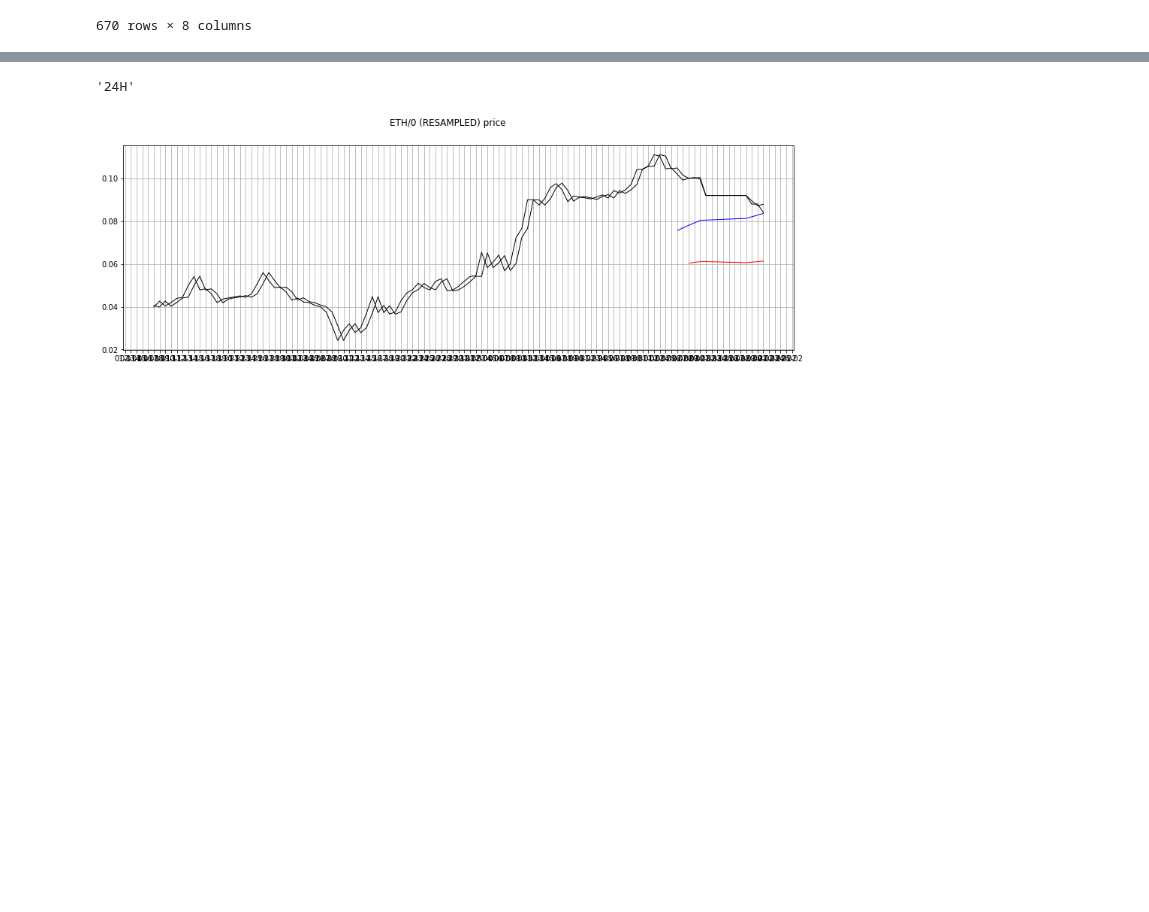
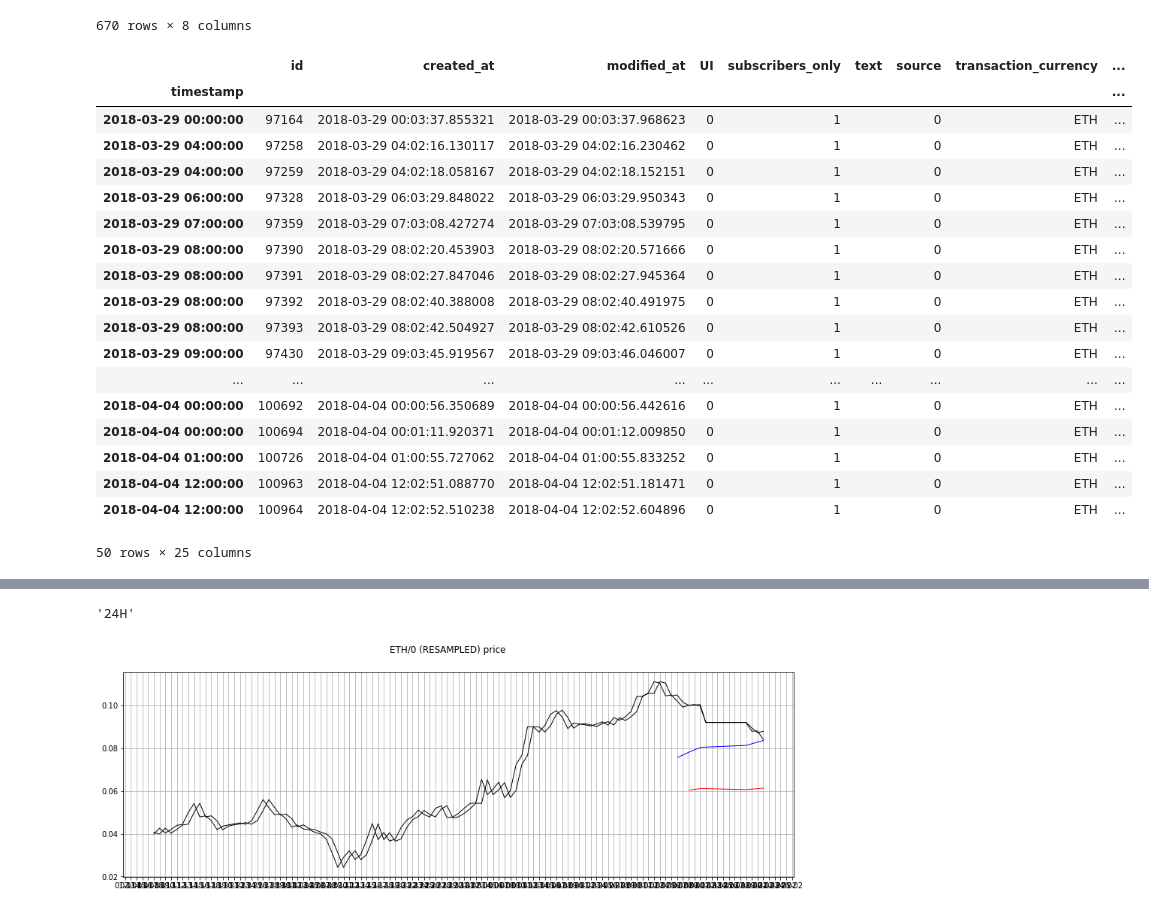
Before and after one commit to IntelligentTrading/science, a Jupyter notebook: 01_Ichi_Staging_Resampl_DOWN.ipynb, the cells around one changed output, grey strips where cells are left out. Cells and saved outputs as stored; diff of their text form; code cells hidden in the pictures; blank space fills up the shorter version.

```diff
--- a/01_Ichi_Staging_Resampl_DOWN.ipynb
+++ b/01_Ichi_Staging_Resampl_DOWN.ipynb
@@ -114,17 +114,37 @@ log_events_df
 | 2018-02-20 11:00:00.000000 | 670 | 0 | 0 | GNT | 2018-02-20 11:00:00.000000 | 60 | RSI_Cumulative_bullish | ... |
 670 rows × 8 columns
 # %%
-#query = " SELECT * FROM signal_signal WHERE \
-#transaction_currency='%s' AND counter_currency=%d " % (transaction_coin, counter_coin)
+query = " SELECT * FROM signal_signal WHERE \
+transaction_currency='%s' AND counter_currency=%d " % (transaction_coin, counter_coin)
 #query = " SELECT * FROM signal_signal"
-#signals_df = pd.read_sql(query, con=db_connection)
+signals_df = pd.read_sql(query, con=db_connection)
 
 # make index a timestamp relative_strength
-#signals_df['timestamp'] = pd.to_datetime(signals_df['timestamp'], unit='s')
-#signals_df.index = pd.DatetimeIndex(signals_df.timestamp)
-#signals_df.sort_index(inplace=True)
+signals_df['timestamp'] = pd.to_datetime(signals_df['timestamp'], unit='s')
+signals_df.index = pd.DatetimeIndex(signals_df.timestamp)
+signals_df.sort_index(inplace=True)
 # %%
-#signals_df.tail(50)
+signals_df.tail(50)
+# %% [output]
+|  | id | created_at | modified_at | UI | subscribers_only | text | source | transaction_currency | ... |
+| timestamp |  |  |  |  |  |  |  |  | ... |
+| 2018-03-29 00:00:00 | 97164 | 2018-03-29 00:03:37.855321 | 2018-03-29 00:03:37.968623 | 0 | 1 |  | 0 | ETH | ... |
+| 2018-03-29 04:00:00 | 97258 | 2018-03-29 04:02:16.130117 | 2018-03-29 04:02:16.230462 | 0 | 1 |  | 0 | ETH | ... |
+| 2018-03-29 04:00:00 | 97259 | 2018-03-29 04:02:18.058167 | 2018-03-29 04:02:18.152151 | 0 | 1 |  | 0 | ETH | ... |
+| 2018-03-29 06:00:00 | 97328 | 2018-03-29 06:03:29.848022 | 2018-03-29 06:03:29.950343 | 0 | 1 |  | 0 | ETH | ... |
+| 2018-03-29 07:00:00 | 97359 | 2018-03-29 07:03:08.427274 | 2018-03-29 07:03:08.539795 | 0 | 1 |  | 0 | ETH | ... |
+| 2018-03-29 08:00:00 | 97390 | 2018-03-29 08:02:20.453903 | 2018-03-29 08:02:20.571666 | 0 | 1 |  | 0 | ETH | ... |
+| 2018-03-29 08:00:00 | 97391 | 2018-03-29 08:02:27.847046 | 2018-03-29 08:02:27.945364 | 0 | 1 |  | 0 | ETH | ... |
+| 2018-03-29 08:00:00 | 97392 | 2018-03-29 08:02:40.388008 | 2018-03-29 08:02:40.491975 | 0 | 1 |  | 0 | ETH | ... |
+| 2018-03-29 08:00:00 | 97393 | 2018-03-29 08:02:42.504927 | 2018-03-29 08:02:42.610526 | 0 | 1 |  | 0 | ETH | ... |
+| 2018-03-29 09:00:00 | 97430 | 2018-03-29 09:03:45.919567 | 2018-03-29 09:03:46.046007 | 0 | 1 |  | 0 | ETH | ... |
+| ... | ... | ... | ... | ... | ... | ... | ... | ... | ... |
+| 2018-04-04 00:00:00 | 100692 | 2018-04-04 00:00:56.350689 | 2018-04-04 00:00:56.442616 | 0 | 1 |  | 0 | ETH | ... |
+| 2018-04-04 00:00:00 | 100694 | 2018-04-04 00:01:11.920371 | 2018-04-04 00:01:12.009850 | 0 | 1 |  | 0 | ETH | ... |
+| 2018-04-04 01:00:00 | 100726 | 2018-04-04 01:00:55.727062 | 2018-04-04 01:00:55.833252 | 0 | 1 |  | 0 | ETH | ... |
+| 2018-04-04 12:00:00 | 100963 | 2018-04-04 12:02:51.088770 | 2018-04-04 12:02:51.181471 | 0 | 1 |  | 0 | ETH | ... |
+| 2018-04-04 12:00:00 | 100964 | 2018-04-04 12:02:52.510238 | 2018-04-04 12:02:52.604896 | 0 | 1 |  | 0 | ETH | ... |
+50 rows × 25 columns
 # %%
 query = " SELECT * FROM indicator_eventselementary WHERE \
 transaction_currency='%s' AND counter_currency=%d AND resample_period=%d  " % (transaction_coin, counter_coin, resample_period)
```
Also changed, not shown: 5 other files.
